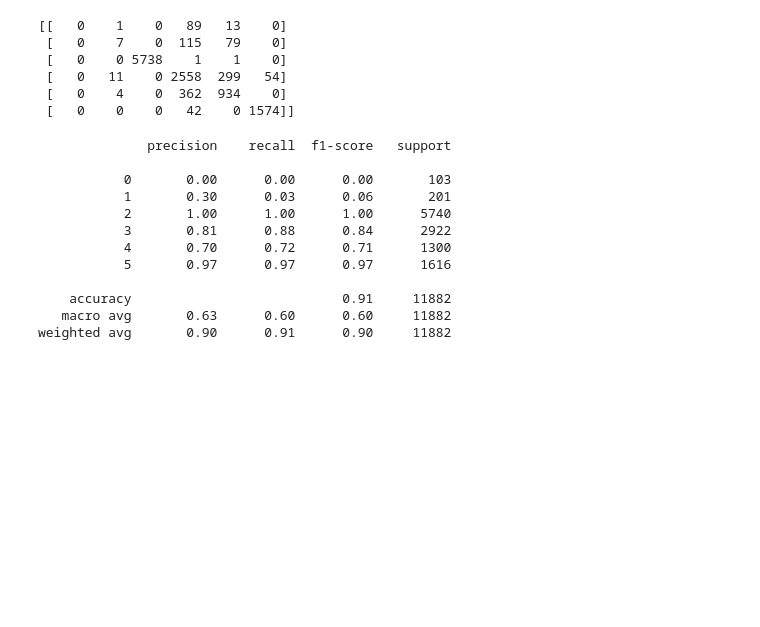
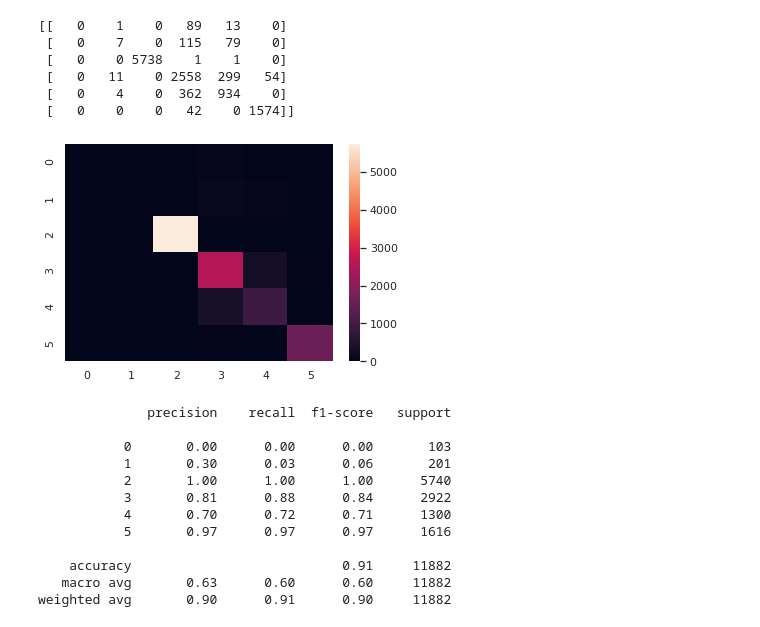
Before and after one commit to ifmm87/mineria-datos-2, a Jupyter notebook: Regresion logistica.ipynb, the cells around one changed output. Cells and saved outputs as stored; diff of their text form; code cells hidden in the pictures; blank space fills up the shorter version.

```diff
--- a/Regresion logistica.ipynb
+++ b/Regresion logistica.ipynb
@@ -173,0 +208,7 @@ print(confusion_matrix)
+# %%
+import seaborn as sns;
+sns.set_theme()
+uniform_data = np.random.rand(10, 12)
+ax = sns.heatmap(confusion_matrix)
+# %% [output]
+[figure, added]
```
Also changed, not shown: parts of 16 cells of this notebook, 5 other files.
